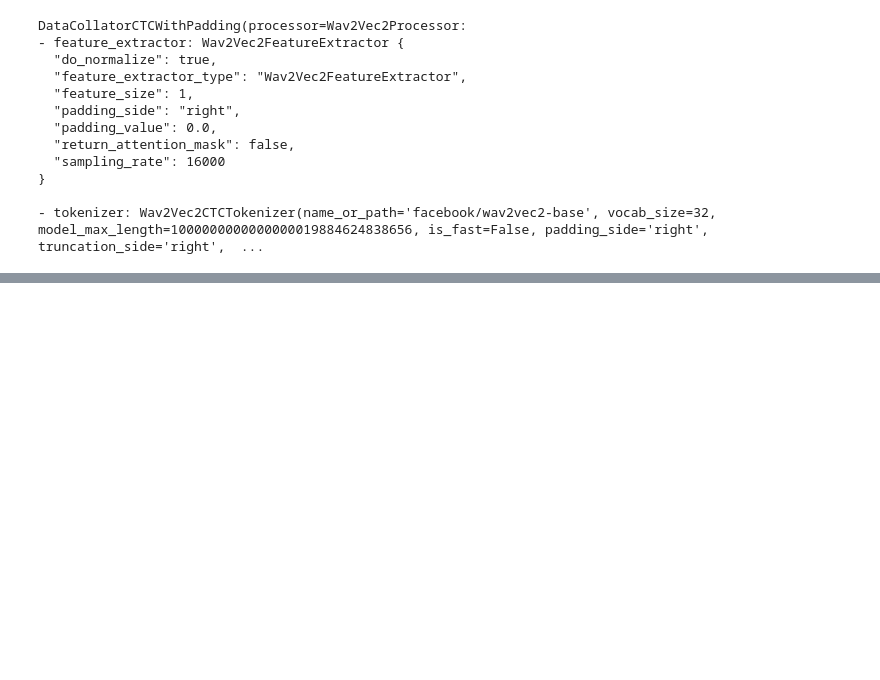
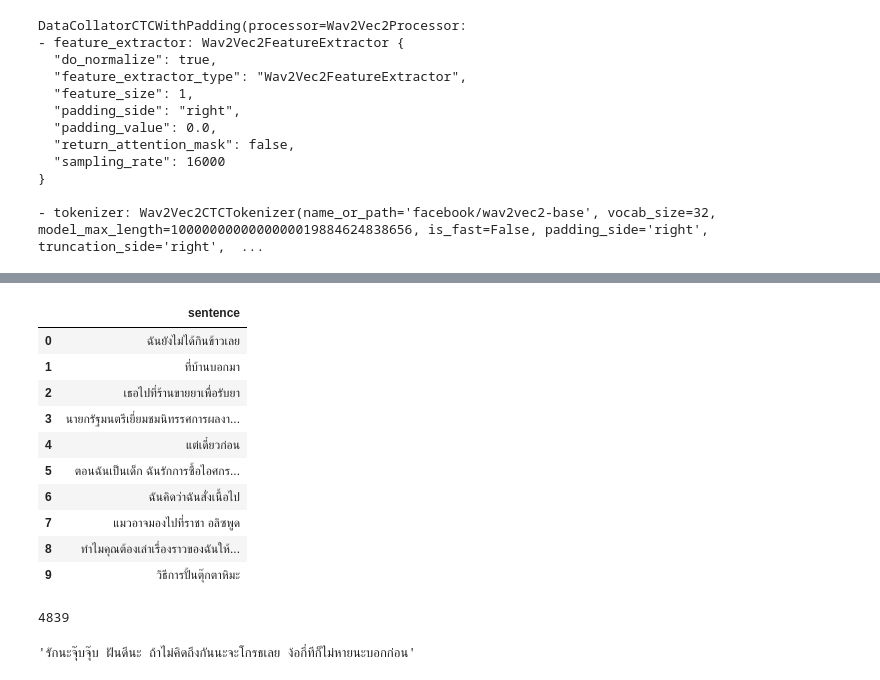
Before and after one commit to Phuriches/speech-tutorial, a Jupyter notebook: speech-to-text/stt.ipynb, the cells around one changed output, grey strips where cells are left out. Saved outputs shown, nothing was run; the diff lists cells and outputs as text; code cells hidden in the pictures; blank space fills up the shorter version.

```diff
--- a/speech-to-text/stt.ipynb
+++ b/speech-to-text/stt.ipynb
@@ -309,0 +650,34 @@ VBox(children=(HTML(value='<center> <img\nsrc=https://huggingface.co/front/asset
+# %%
+# Show random element
+import random
+import pandas as pd
+from IPython.display import display, HTML
+
+def show_random_elements(dataset, num_examples=10):
+    assert num_examples <= len(dataset), "Can't pick more elements than there are in the dataset."
+    picks = []
+    for _ in range(num_examples):
+        pick = random.randint(0, len(dataset
+                                     )-1)
+        while pick in picks:
+            pick = random.randint(0, len(dataset)-1)
+        picks.append(pick)
+
+    df = pd.DataFrame(dataset[picks])
+    display(HTML(df.to_html()))
+
+# show_random_elements(timit["train"].remove_columns(["file", "audio"]))
+# %%
+show_random_elements(common_voice_train.remove_columns(['path', 'audio' ,'client_id', 'up_votes',	'down_votes',	'age',	'gender',	'accent',	'locale',	'segment']), 10)
+# %% [output]
+|  | sentence |
+| 0 | ฉันยังไม่ได้กินข้าวเลย |
+| 1 | ที่บ้านบอกมา |
+| 2 | เธอไปที่ร้านขายยาเพื่อรับยา |
+| 3 | นายกรัฐมนตรีเยี่ยมชมนิทรรศการผลงา... |
+| 4 | แต่เดี๋ยวก่อน |
+| 5 | ตอนฉันเป็นเด็ก ฉันรักการซื้อไอศกร... |
+| 6 | ฉันคิดว่าฉันสั่งเนื้อไป |
+| 7 | แมวอาจมองไปที่ราชา อลิซพูด |
+| 8 | ทำไมคุณต้องเล่าเรื่องราวของฉันให้... |
+| 9 | วิธีการปั้นตุ๊กตาหิมะ |
@@ -309,0 +694,4 @@ VBox(children=(HTML(value='<center> <img\nsrc=https://huggingface.co/front/asset
+# %%
+len(common_voice_train['sentence'])
+# %% [output]
+4839
@@ -309,0 +713,4 @@ VBox(children=(HTML(value='<center> <img\nsrc=https://huggingface.co/front/asset
+# %%
+common_voice_train[2278]['sentence'].lower()
+# %% [output]
+'รักนะจุ๊บจุ๊บ ฝันดีนะ ถ้าไม่คิดถึงกันนะจะโกรธเลย ง้อกี่ทีก็ไม่หายนะบอกก่อน'
```
Also changed, not shown: parts of 56 cells of this notebook.
